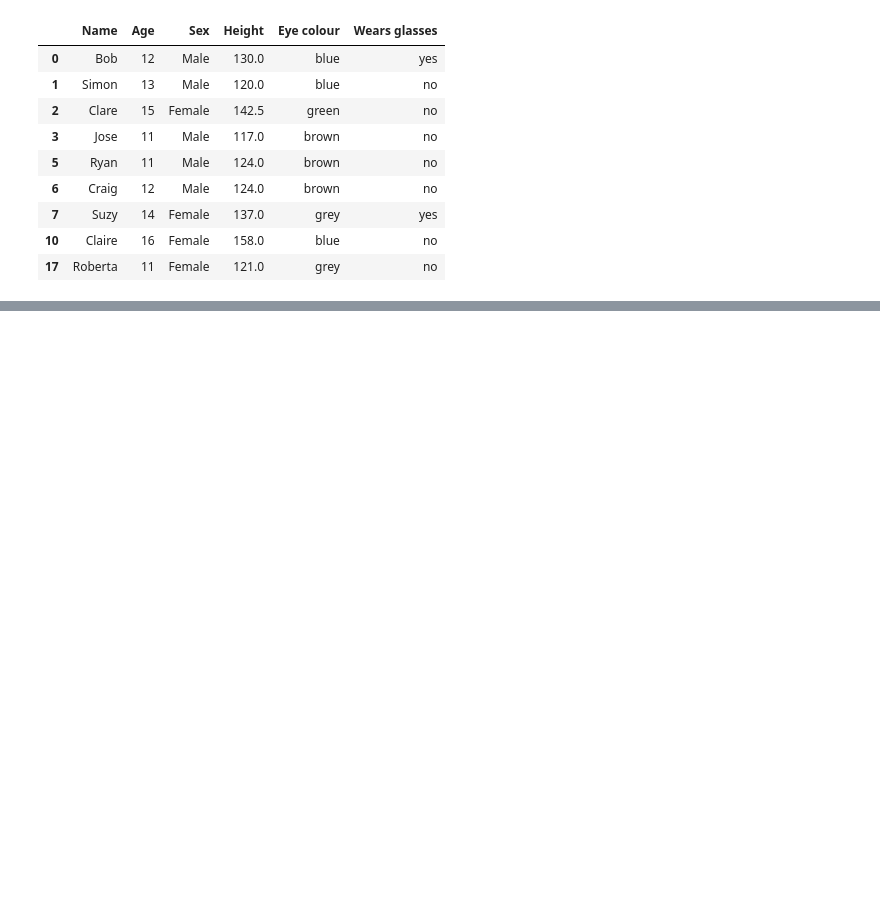
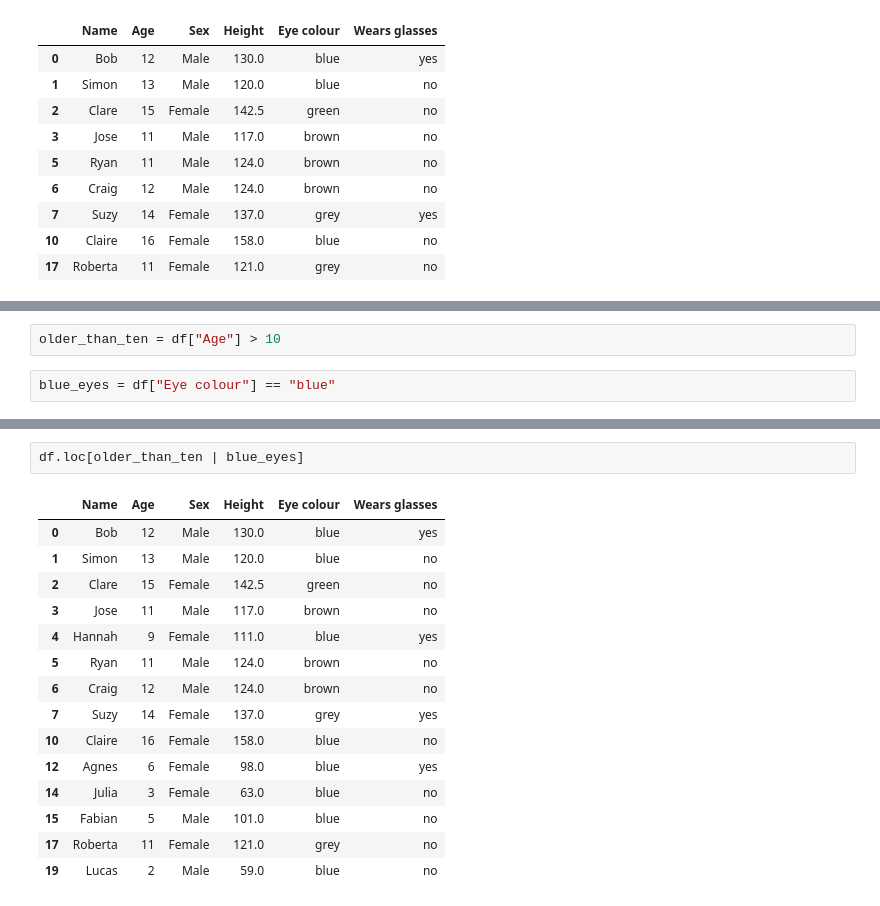
Before and after one commit to ssciwr/jupyter-data-exploration-live, a Jupyter notebook: part2.ipynb, the cells around one changed output, grey strips where cells are left out. Saved outputs shown, nothing was run; the diff lists cells and outputs as text; blank space fills up the shorter version.

```diff
--- a/part2.ipynb
+++ b/part2.ipynb
@@ -359,0 +380,4 @@ df.loc[df["Age"] > 10]
+# %%
+older_than_ten = df["Age"] > 10
+# %%
+blue_eyes = df["Eye colour"] == "blue"
@@ -359,0 +436,18 @@ df.loc[df["Age"] > 10]
+# %%
+df.loc[older_than_ten | blue_eyes]
+# %% [output]
+|  | Name | Age | Sex | Height | Eye colour | Wears glasses |
+| 0 | Bob | 12 | Male | 130.0 | blue | yes |
+| 1 | Simon | 13 | Male | 120.0 | blue | no |
+| 2 | Clare | 15 | Female | 142.5 | green | no |
+| 3 | Jose | 11 | Male | 117.0 | brown | no |
+| 4 | Hannah | 9 | Female | 111.0 | blue | yes |
+| 5 | Ryan | 11 | Male | 124.0 | brown | no |
+| 6 | Craig | 12 | Male | 124.0 | brown | no |
+| 7 | Suzy | 14 | Female | 137.0 | grey | yes |
+| 10 | Claire | 16 | Female | 158.0 | blue | no |
+| 12 | Agnes | 6 | Female | 98.0 | blue | yes |
+| 14 | Julia | 3 | Female | 63.0 | blue | no |
+| 15 | Fabian | 5 | Male | 101.0 | blue | no |
+| 17 | Roberta | 11 | Female | 121.0 | grey | no |
+| 19 | Lucas | 2 | Male | 59.0 | blue | no |
```
Also changed, not shown: parts of 5 cells of this notebook.
